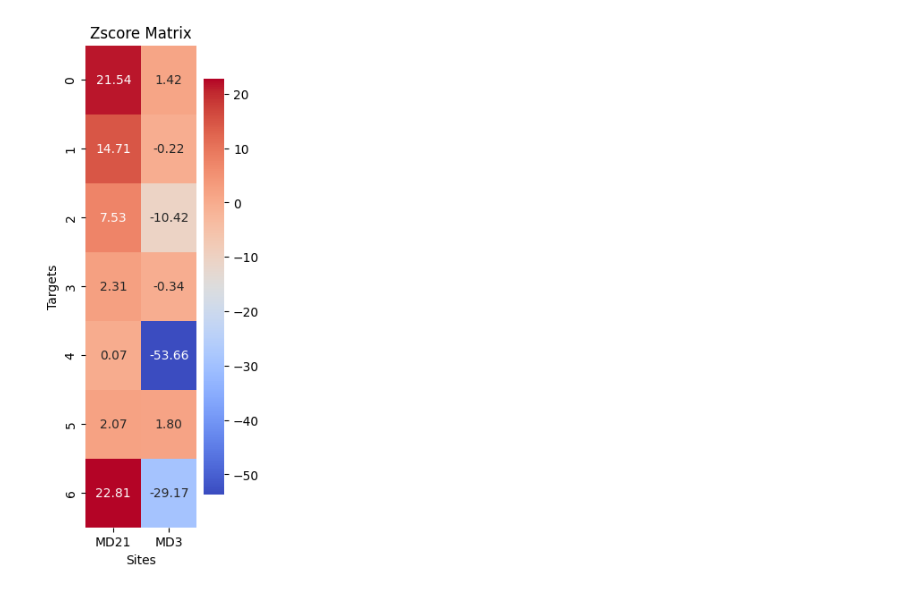
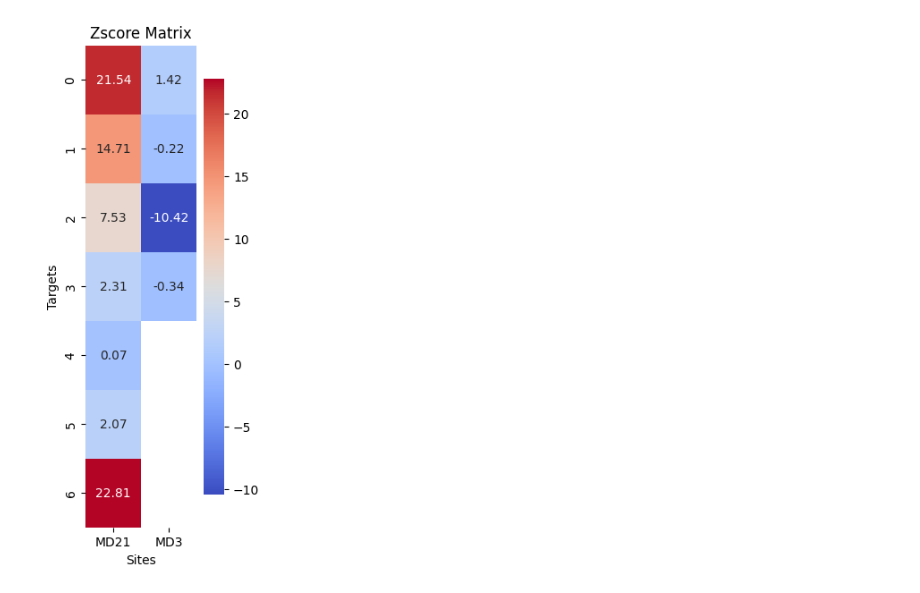
Before and after one commit to whrc/MADS-TEM-calibration, a Jupyter notebook: Paper_Figures.ipynb, the cells around one changed output. Drawn from its saved outputs; the diff is of its cells as text; code cells hidden in the pictures.

```diff
--- a/Paper_Figures.ipynb
+++ b/Paper_Figures.ipynb
@@ -7,5 +7,8 @@ from matplotlib import pyplot as plt
 import seaborn as sns
 %matplotlib inline
 # %%
-path_SA='../../dvm-dos-tem/mads_calibration/SA/EML/'
+#Load paths
+
+path_SA_EML='../../dvm-dos-tem/mads_calibration/SA/EML/'
+path_SA='../../dvm-dos-tem/mads_calibration/SA/'
 path='../../dvm-dos-tem/mads_calibration/results/'
@@ -11,0 +53,14 @@ path='../../dvm-dos-tem/mads_calibration/results/'
+# %%
+def site_metric_matrix(metric_matrix, metric):
+    '''
+    metric_matrix: matrix (dataframe) of metric to plot. cols = sites, rows = targets
+    metric: string of the name of the metric, ex; 'NMAE'
+    '''
+    n_rows, n_cols = metric_matrix.shape
+    fig, ax = plt.subplots(figsize=(n_cols, n_rows))
+    sns.heatmap(metric_matrix, cmap="coolwarm", annot=True, fmt=".2f")
+    ax.set_xlabel('Sites')
+    ax.set_ylabel('Targets')
+    ax.set_title(metric + ' Matrix')
+    plt.show()
+    return
@@ -13,8 +104,8 @@ path='../../dvm-dos-tem/mads_calibration/results/'
 #Load MD21
 params='sample_matrix_STEP2-MD21-EML.csv'
 model='results_STEP2-MD21-EML.txt'
-df_param = pd.read_csv(path_SA+params)
-df_model = pd.read_csv(path_SA+model,header=None)
+df_param = pd.read_csv(path_SA_EML+params)
+df_model = pd.read_csv(path_SA_EML+model,header=None)
 
 output_name = ['NPP0','NPP1','NPP2','NPP3','NPP4','NPP5','NPP6',\
                'VEGC00','VEGC01','VEGC02','VEGC03','VEGC04','VEGC05','VEGC06',\
@@ -98,9 +143,9 @@ site_metric_matrix(nmae_matrix.iloc[:7,:], 'NMAE')
 # %%
 z=z_score(ymodel,df_model,output_name)
 z = pd.Series(z, dtype=float)
 z_3=z_score(ymodel_MD3,df_model_MD3,output_name_MD3)
 z_3 = pd.Series(z_3, dtype=float)
-z_matrix = pd.DataFrame({'MD21': z, 'MD3': z_3})
+z_matrix = pd.DataFrame({'MD21': z, 'MD3': z_3[:4]})
 site_metric_matrix(z_matrix.iloc[:7,:], 'Zscore')
 # %% [output]
-[figure, old version]
+[figure, new version]
```
Also changed, not shown: parts of 13 cells of this notebook.
